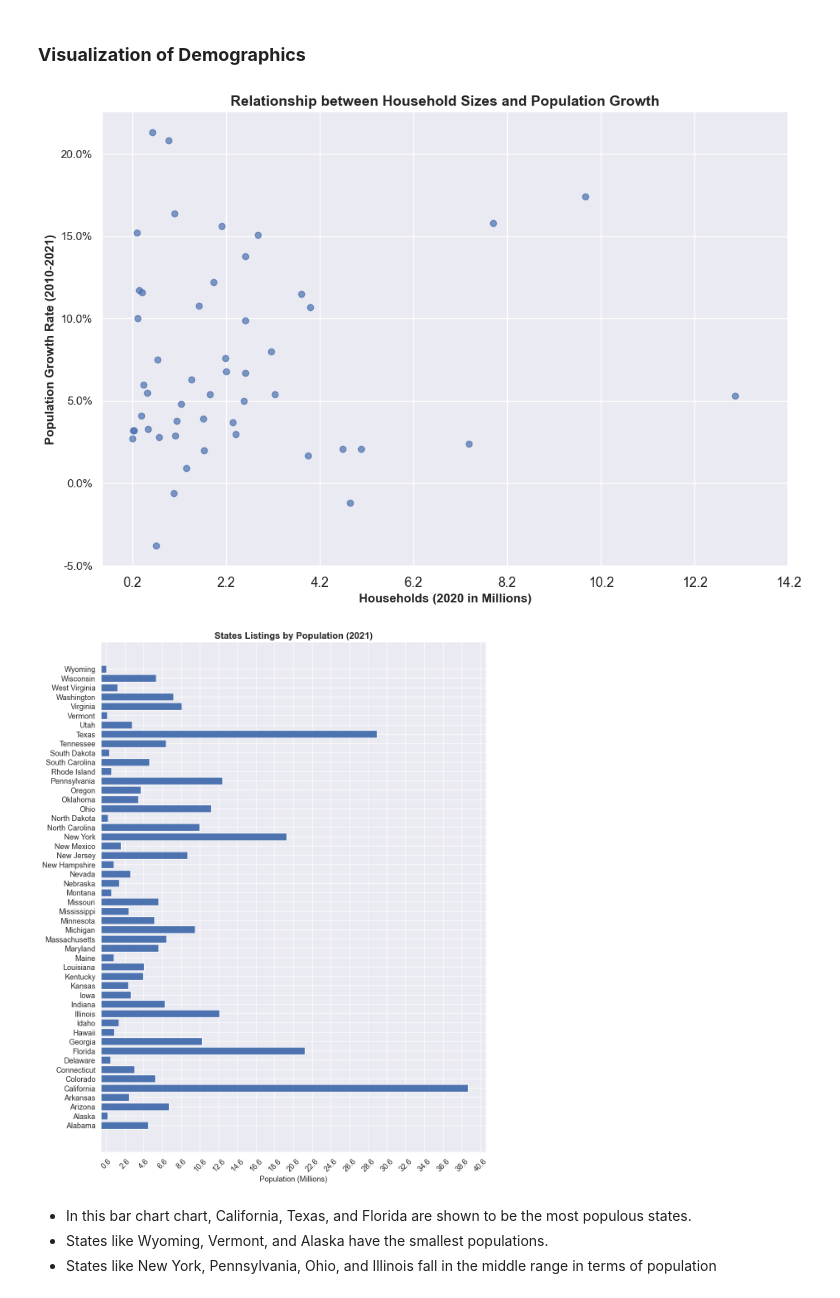
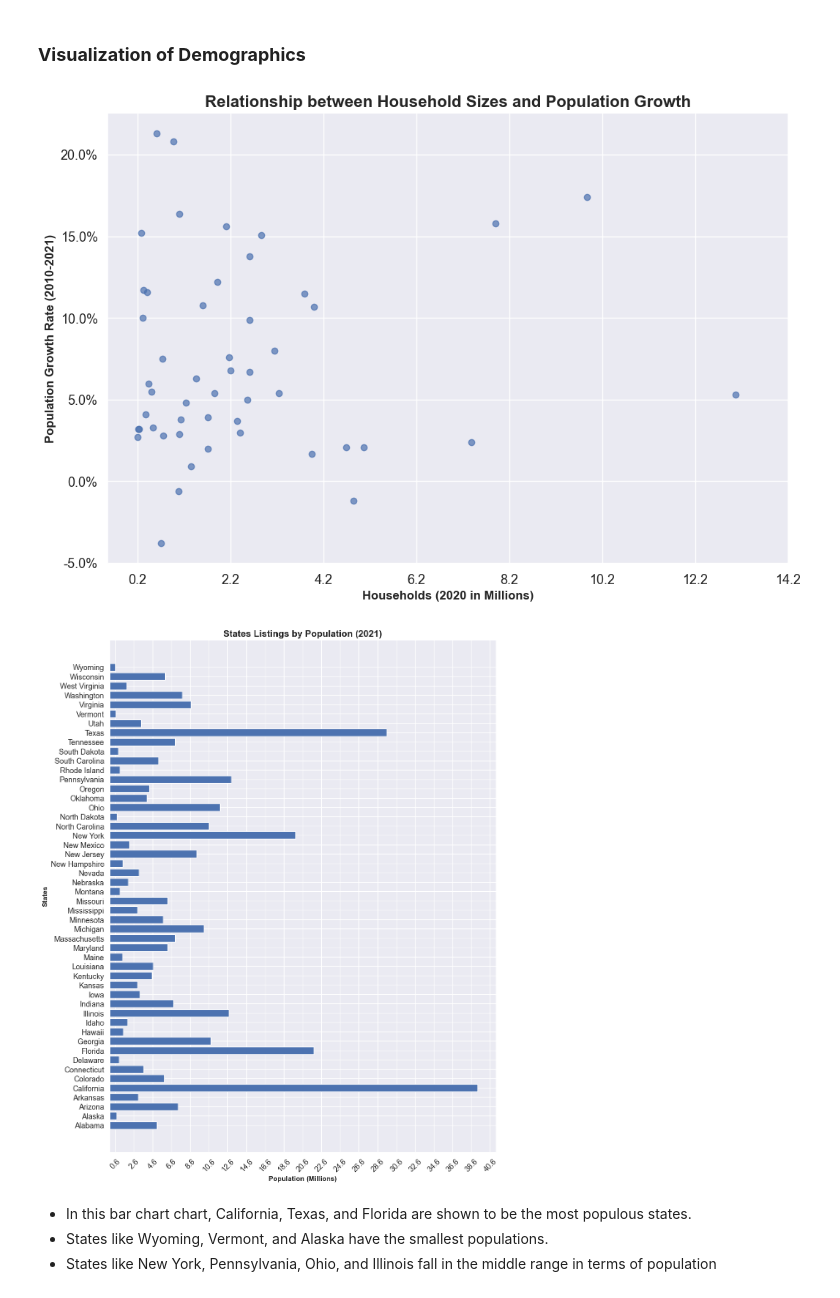
Before and after one commit to Tyler-KD/entering-the-us-market, a Jupyter notebook: entering_the_us_market.ipynb, the cells around one changed output. Cells and saved outputs as stored; diff of their text form; code cells hidden in the pictures.

```diff
--- a/entering_the_us_market.ipynb
+++ b/entering_the_us_market.ipynb
@@ -105,38 +106,40 @@ diff = 2_000_000  # Set the desired interval (e.g., 1 million)
 ticks = np.arange(_min, np.max(y) + diff, diff)
 
 plt.xticks(ticks=ticks, labels=[f"{val/1e6:.1f}" for val in ticks], fontsize = 13)
+plt.yticks(fontsize = 13)
 # Set y-axis labels as percentages
 plt.gca().yaxis.set_major_formatter(plt.FuncFormatter(lambda x, _: f"{x*100:.1f}%"))
 
-plt.title("Relationship between Household Sizes and Population Growth", fontsize = 14, weight = "bold")
+plt.title("Relationship between Household Sizes and Population Growth", fontsize = 16, weight = "bold")
 plt.xlabel("Households (2020 in Millions)", fontweight = "bold")
 plt.ylabel("Population Growth Rate (2010-2021)", fontweight = "bold")
 plt.show()
 # %% [output]
-[figure, old version]
+[figure, new version]
 # %%
 # Compare the total population of each state in 2021 using a horizontal bar chart. X-axis: Population, Y-axis: States.
 # sns.set_style('white')
 plt.figure(figsize = (12, 16))
 x = df_population["Total Population 2021"]
 y = df_population["State"]
 
 plt.barh(y=y,
          width=x,
          )
 # Choose the interval to space out xticks
 _min = np.min(x)
 diff = 2_000_000  # Set the desired interval (e.g., 1 million)
 ticks = np.arange(_min, np.max(x) + diff, diff)
 
 plt.xticks(ticks=ticks, labels=[f"{val/1e6:.1f}" for val in ticks], rotation = 45, fontsize = 13)
 plt.yticks(fontsize = 13)
 plt.title("States Listings by Population (2021)", fontsize = 16, fontweight = "bold")
-plt.xlabel("Population (Millions)", fontsize = 13)
+plt.xlabel("Population (Millions)", fontweight = "bold")
+plt.ylabel("States", fontweight = "bold")
 # sns.despine()
 plt.show()
 # %% [output]
-[figure, old version]
+[figure, new version]
 # %% [markdown]
 * In this bar chart chart, California, Texas, and Florida are shown to be the most populous states.
 * States like Wyoming, Vermont, and Alaska have the smallest populations.
```
Also changed, not shown: parts of 14 cells of this notebook.
